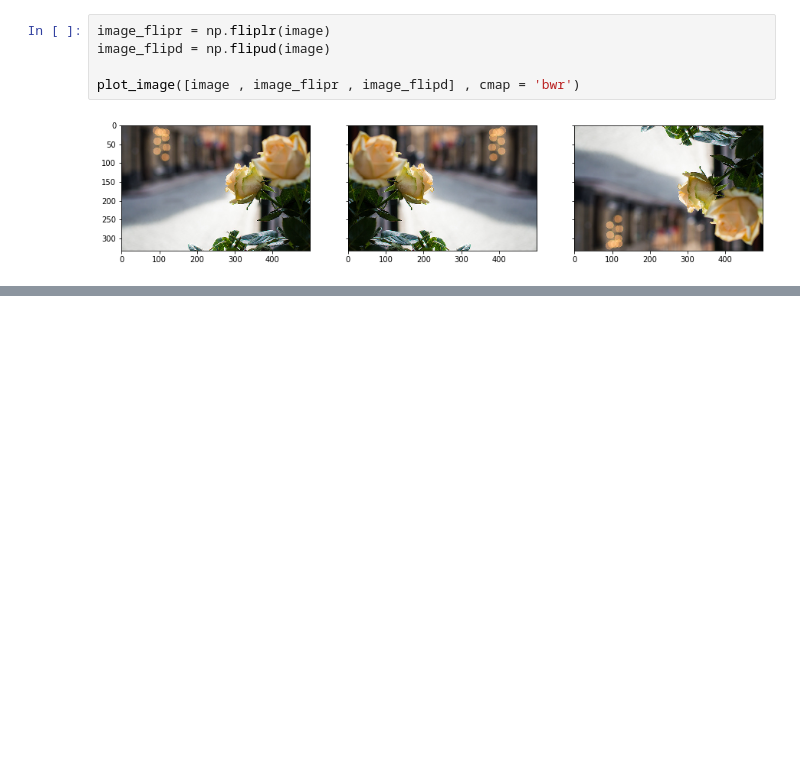
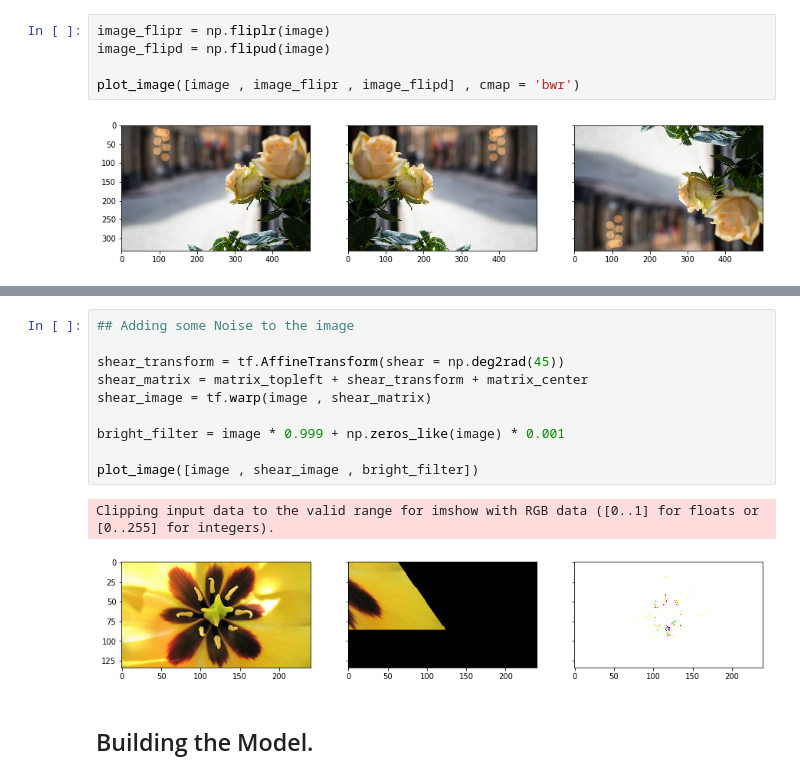
Before and after one commit to LIMON100/Flower-Classification, a Jupyter notebook: FlowerRecognitn.ipynb, the cells around one changed output, grey strips where cells are left out. Drawn from its saved outputs; the diff is of its cells as text; blank space fills up the shorter version.

```diff
--- a/FlowerRecognitn.ipynb
+++ b/FlowerRecognitn.ipynb
@@ -169,0 +221,15 @@ plot_image([image , image_flipr , image_flipd] , cmap = 'bwr')
+# %%
+## Adding some Noise to the image
+
+shear_transform = tf.AffineTransform(shear = np.deg2rad(45))
+shear_matrix = matrix_topleft + shear_transform + matrix_center
+shear_image = tf.warp(image , shear_matrix)
+
+bright_filter = image * 0.999 + np.zeros_like(image) * 0.001
+
+plot_image([image , shear_image , bright_filter])
+# %% [output]
+Clipping input data to the valid range for imshow with RGB data ([0..1] for floats or [0..255] for integers).
+[figure, added]
+# %% [markdown]
+## Building the Model.
```
Also changed, not shown: parts of 5 cells of this notebook.
